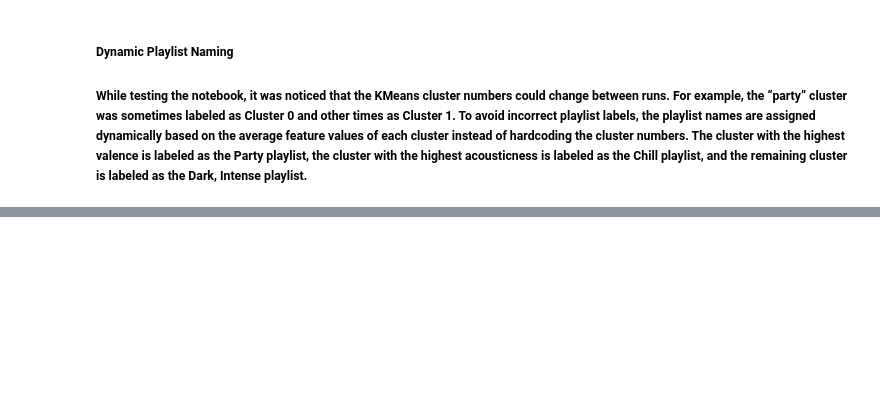
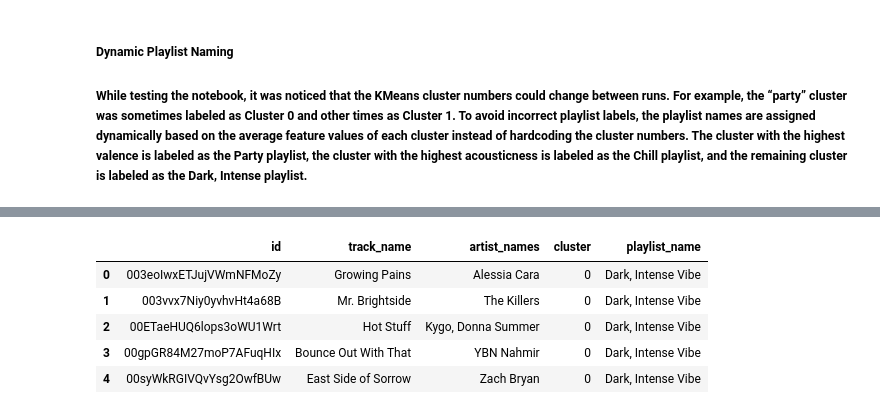
Before and after one commit to stavroulaalex/Python-BusinessIntelligence-Stav, a Jupyter notebook: project/project_stav.ipynb, the cells around one changed output, grey strips where cells are left out. Cells and saved outputs as stored; diff of their text form; code cells hidden in the pictures; blank space fills up the shorter version.

```diff
--- a/project/project_stav.ipynb
+++ b/project/project_stav.ipynb
@@ -409,0 +431,19 @@ Do you want me to explore any of these clusters in more detail, or perhaps consi
+# %%
+# Load 10 songs from each exported playlist CSV
+dark_sample = pd.read_csv("dark_playlist.csv").head(10)
+party_sample = pd.read_csv("party_playlist.csv").head(10)
+chill_sample = pd.read_csv("chill_playlist.csv").head(10)
+
+playlist_sample_df = pd.concat(
+    [dark_sample, party_sample, chill_sample],
+    ignore_index=True
+)
+
+display(playlist_sample_df.head())
+# %% [output]
+|  | id | track_name | artist_names | cluster | playlist_name |
+| 0 | 003eoIwxETJujVWmNFMoZy | Growing Pains | Alessia Cara | 0 | Dark, Intense Vibe |
+| 1 | 003vvx7Niy0yvhvHt4a68B | Mr. Brightside | The Killers | 0 | Dark, Intense Vibe |
+| 2 | 00ETaeHUQ6lops3oWU1Wrt | Hot Stuff | Kygo, Donna Summer | 0 | Dark, Intense Vibe |
+| 3 | 00gpGR84M27moP7AFuqHIx | Bounce Out With That | YBN Nahmir | 0 | Dark, Intense Vibe |
+| 4 | 00syWkRGIVQvYsg2OwfBUw | East Side of Sorrow | Zach Bryan | 0 | Dark, Intense Vibe |
```
Also changed, not shown: parts of 11 cells of this notebook, 4 other files.
